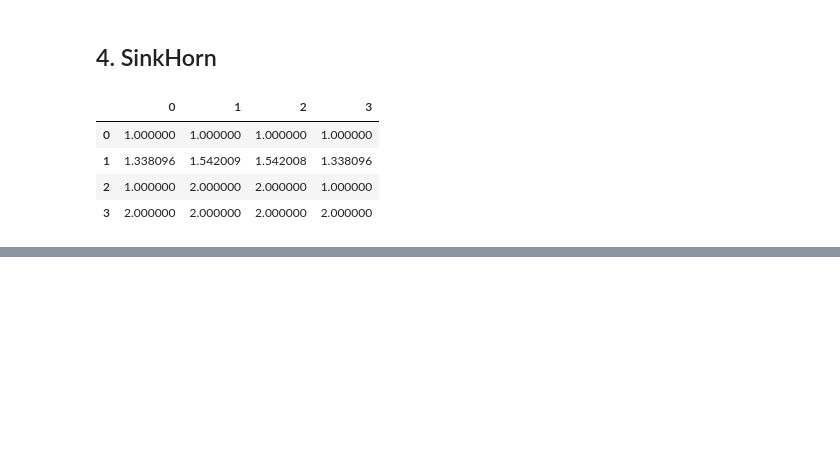
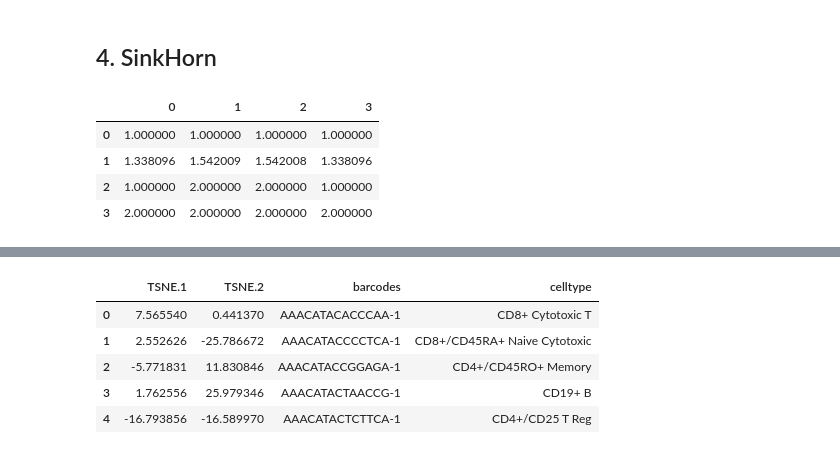
Before and after one commit to lucas-rdlr/rna-sequencing, a Jupyter notebook: notebooks/tutorial.ipynb, the cells around one changed output, grey strips where cells are left out. Drawn from its saved outputs; the diff is of its cells as text; code cells hidden in the pictures; blank space fills up the shorter version.

```diff
--- a/notebooks/tutorial.ipynb
+++ b/notebooks/tutorial.ipynb
@@ -337,0 +369,12 @@ plugin.fit_transform([[1, 1, 1, 1], [np.nan, np.nan, np.nan, np.nan], [1, 2, 2,
+# %%
+import pandas as pd
+
+anno = pd.read_csv('data/external/annotations.tsv', sep='\t')
+anno.head()
+# %% [output]
+|  | TSNE.1 | TSNE.2 | barcodes | celltype |
+| 0 | 7.565540 | 0.441370 | AAACATACACCCAA-1 | CD8+ Cytotoxic T |
+| 1 | 2.552626 | -25.786672 | AAACATACCCCTCA-1 | CD8+/CD45RA+ Naive Cytotoxic |
+| 2 | -5.771831 | 11.830846 | AAACATACCGGAGA-1 | CD4+/CD45RO+ Memory |
+| 3 | 1.762556 | 25.979346 | AAACATACTAACCG-1 | CD19+ B |
+| 4 | -16.793856 | -16.589970 | AAACATACTCTTCA-1 | CD4+/CD25 T Reg |
```
Also changed, not shown: parts of 12 cells of this notebook, 4 other files.
